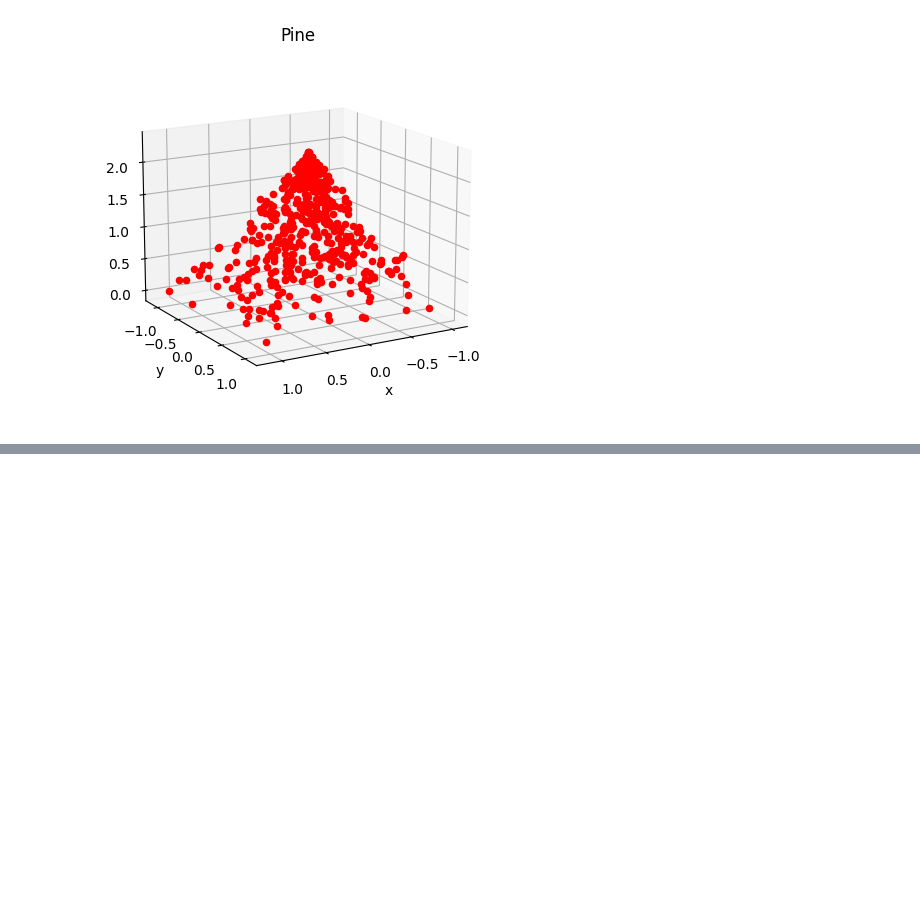
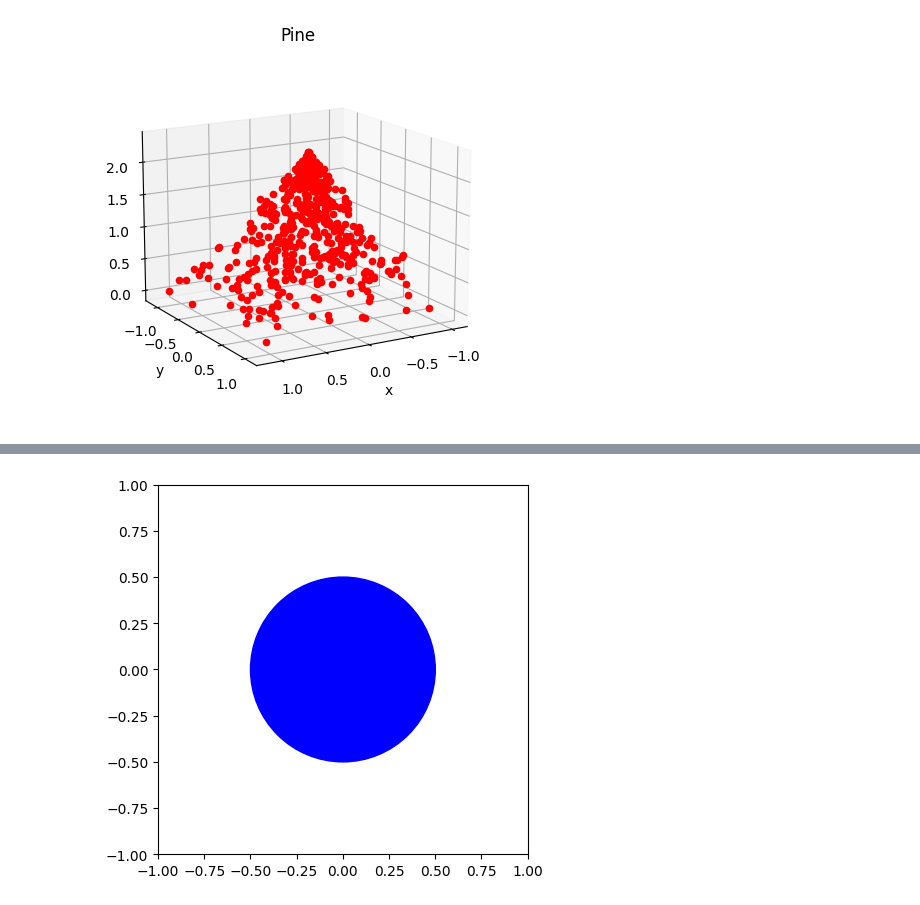
Before and after one commit to pcruiher08/pino, a Jupyter notebook: points.ipynb, the cells around one changed output, grey strips where cells are left out. Cells and saved outputs as stored; diff of their text form; code cells hidden in the pictures; blank space fills up the shorter version.

```diff
--- a/points.ipynb
+++ b/points.ipynb
@@ -145,0 +242,48 @@ plt.show()
+# %%
+import matplotlib.pyplot as plt
+from matplotlib.animation import FuncAnimation
+import numpy as np
+
+# Define ball parameters
+ball_radius = 0.5
+ball_position = np.array([0, 0])  # Initial ball position
+ball_velocity = np.array([2, 1])  # Initial ball velocity
+
+# Define animation function to update ball position and velocity
+def animate(i):
+    # Update ball position based on velocity
+    ball_position += ball_velocity
+
+    # Check for wall collisions and update velocity accordingly
+    if ball_position[0] + ball_radius >= 1 or ball_position[0] - ball_radius <= -1:
+        ball_velocity[0] *= -1
+    if ball_position[1] + ball_radius >= 1 or ball_position[1] - ball_radius <= -1:
+        ball_velocity[1] *= -1
+
+    # Draw the ball at the updated position
+    circle = plt.Circle(ball_position, ball_radius, color='blue')
+    ax.clear()
+    ax.add_patch(circle)
+    ax.set_aspect('equal')
+    ax.set_xlim([-1, 1])
+    ax.set_ylim([-1, 1])
+
+    return circle,
+
+# Create the figure and axes
+fig, ax = plt.subplots()
+
+# Create the initial circle representing the ball
+circle = plt.Circle(ball_position, ball_radius, color='blue')
+ax.add_patch(circle)
+ax.set_aspect('equal')
+ax.set_xlim([-1, 1])
+ax.set_ylim([-1, 1])
+
+# Create the animation object and set animation parameters
+ani = FuncAnimation(fig, animate, frames=200, interval=10)
+
+# Show the animation
+plt.show()
+# %% [output]
+[figure, added]
```
Also changed, not shown: parts of 3 cells of this notebook, 1 other file.
